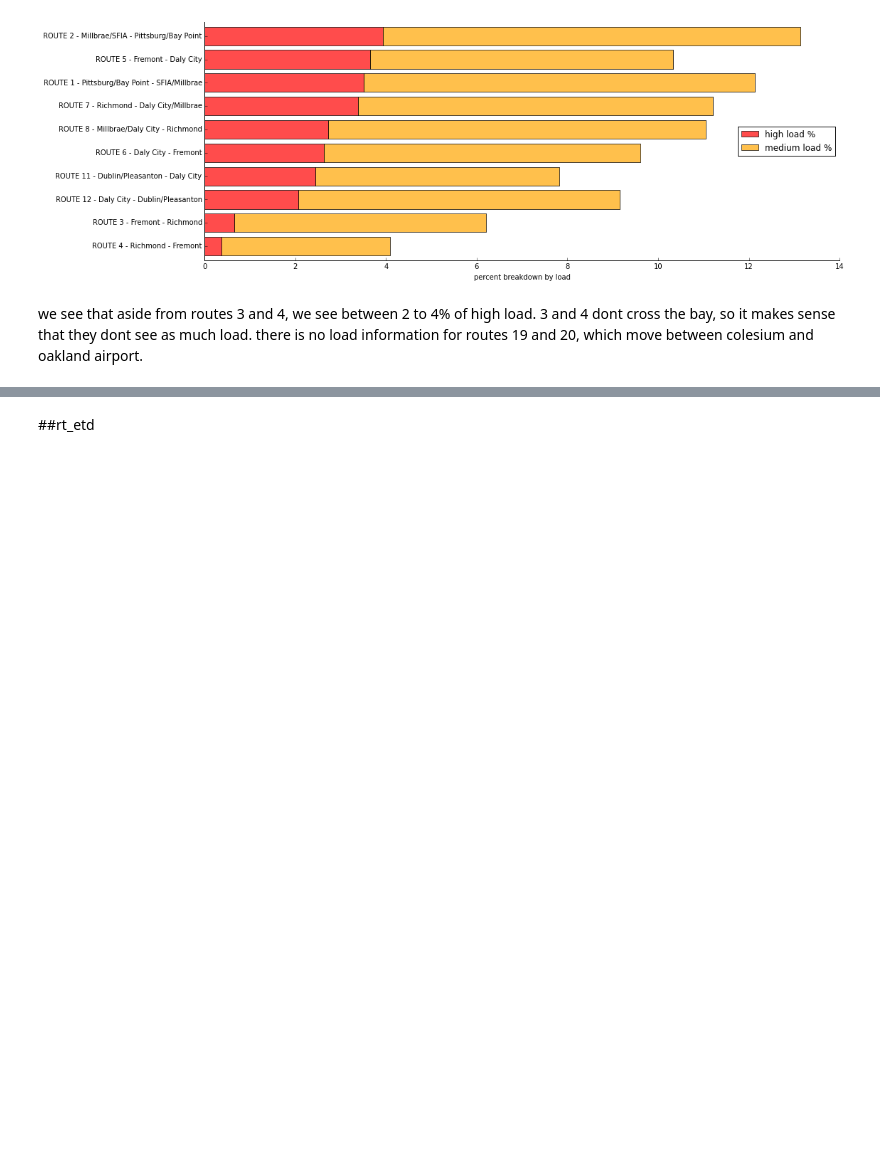
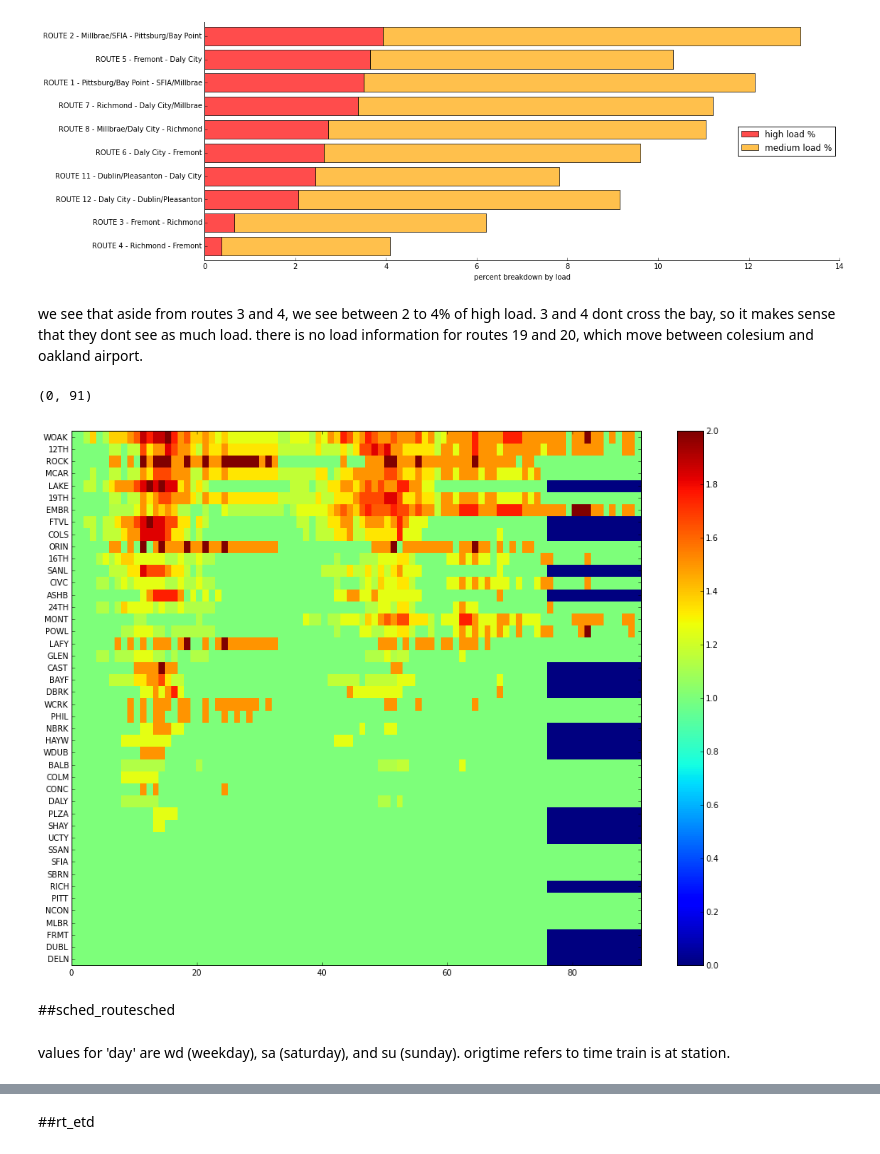
Before and after one commit to dmilad/BARTProject, a Jupyter notebook: eda/eda.ipynb, the cells around one changed output, grey strips where cells are left out. Cells and saved outputs as stored; diff of their text form; code cells hidden in the pictures; blank space fills up the shorter version.

```diff
--- a/eda/eda.ipynb
+++ b/eda/eda.ipynb
@@ -575,3 +575,31 @@ remove_border()
 [figure]
 # %% [markdown]
 we see that aside from routes 3 and 4, we see between 2 to 4% of high load. 3 and 4 dont cross the bay, so it makes sense that they dont see as much load. there is no load information for routes 19 and 20, which move between colesium and oakland airport.
+# %%
+stations_by_load = ['DELN', 'DUBL', 'FRMT', 'MLBR', 'NCON', 'PITT', 'RICH', 'SBRN', 'SFIA', 'SSAN', 'UCTY', 'SHAY',\
+                    'PLZA', 'DALY', 'CONC', 'COLM', 'BALB', 'WDUB', 'HAYW', 'NBRK', 'PHIL', 'WCRK', 'DBRK', 'BAYF',\
+                    'CAST', 'GLEN', 'LAFY', 'POWL', 'MONT', '24TH', 'ASHB', 'CIVC', 'SANL', '16TH', 'ORIN', 'COLS',\
+                    'FTVL', 'EMBR', '19TH', 'LAKE', 'MCAR', 'ROCK', '12TH', 'WOAK']
+
+piv = pd.pivot_table(sched_load, columns = 'train', index = ['station'], values = 'passload').T
+piv = piv.fillna(0)
+
+piv = piv[stations_by_load].T
+fig, ax = plt.subplots(figsize=(16,12))
+labels = piv.index
+
+locations = np.arange(len(labels))+0.5
+
+cax = ax.pcolor(piv)
+fig.colorbar(cax)
+plt.yticks(locations, labels)
+ax.set_ylim(0, max(locations) + 0.5)
+ax.set_xlim(0,91)
+# %% [output]
+(0, 91)
+[figure, added]
+# %% [markdown]
+##sched_routesched
+# %% [markdown]
+values for 'day' are wd (weekday), sa (saturday), and su (sunday).
+origtime refers to time train is at station.
```
Also changed, not shown: parts of 55 cells of this notebook, 3 other files.
